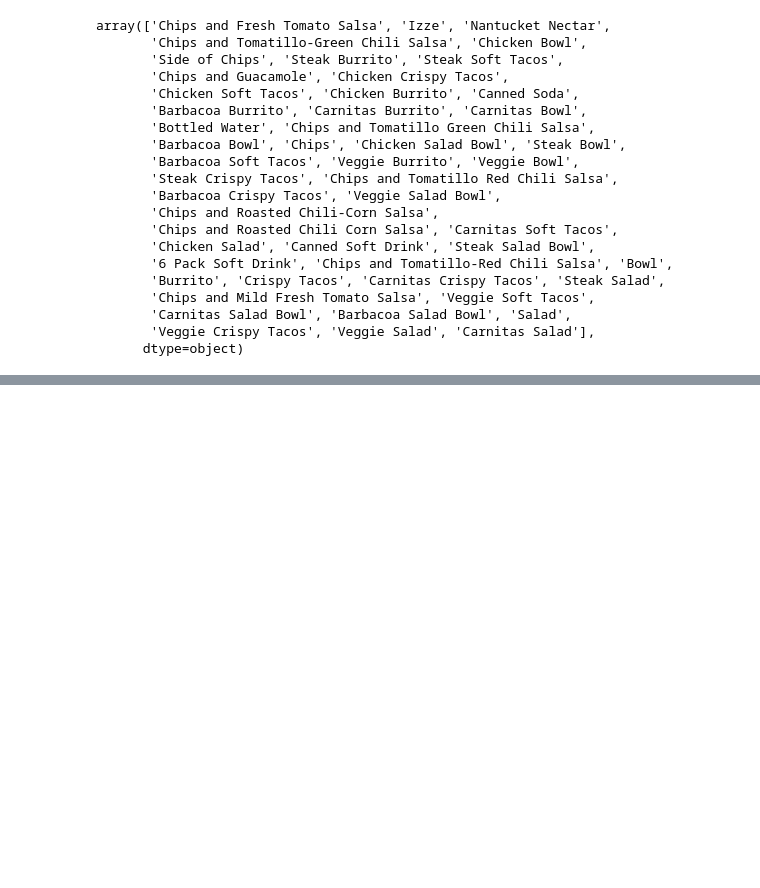
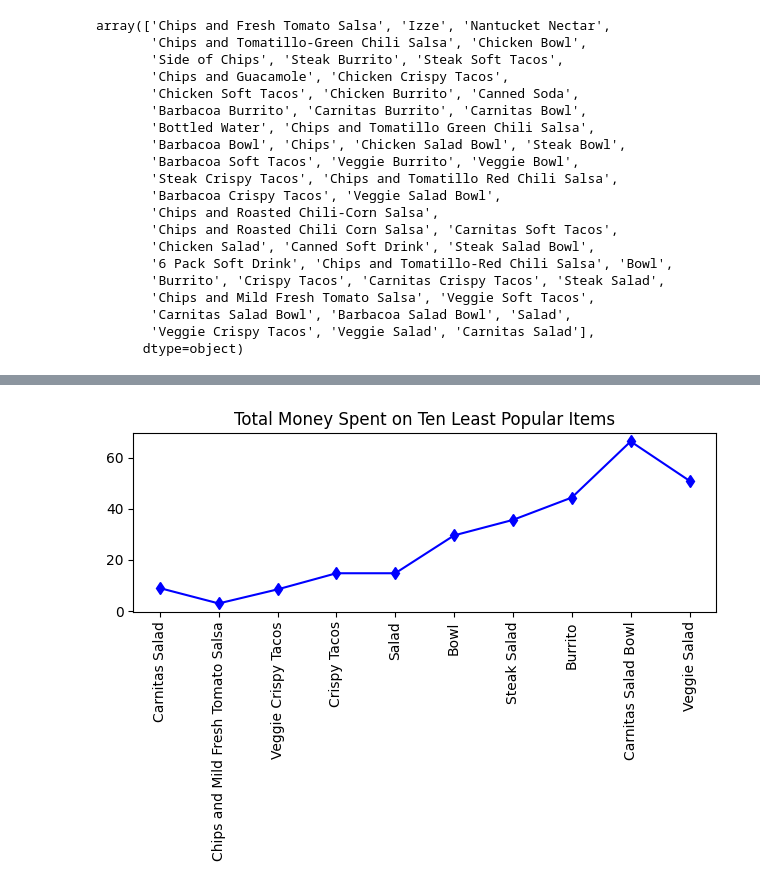
Before and after one commit to nicngu749/orange-data-exploration, a Jupyter notebook: chipotle_data.ipynb, the cells around one changed output, grey strips where cells are left out. Saved outputs shown, nothing was run; the diff lists cells and outputs as text; code cells hidden in the pictures; blank space fills up the shorter version.

```diff
--- a/chipotle_data.ipynb
+++ b/chipotle_data.ipynb
@@ -99,0 +143,11 @@ most_sold = chipotle_data.groupby('item_name')
+# %%
+bottom_ten_with_price = chipotle_data.groupby('item_name')[["quantity", "item-price"]].sum().nsmallest(10, "quantity")
+bottom_ten_with_price
+
+plt.plot(bottom_ten_with_price.index, bottom_ten_with_price['item-price'], marker='d', linestyle='-', color='blue')
+plt.title('Total Money Spent on Ten Least Popular Items')
+plt.xticks(rotation=90)
+plt.tight_layout()
+plt.show()
+# %% [output]
+[figure, added]
```
Also changed, not shown: parts of 5 cells of this notebook.
